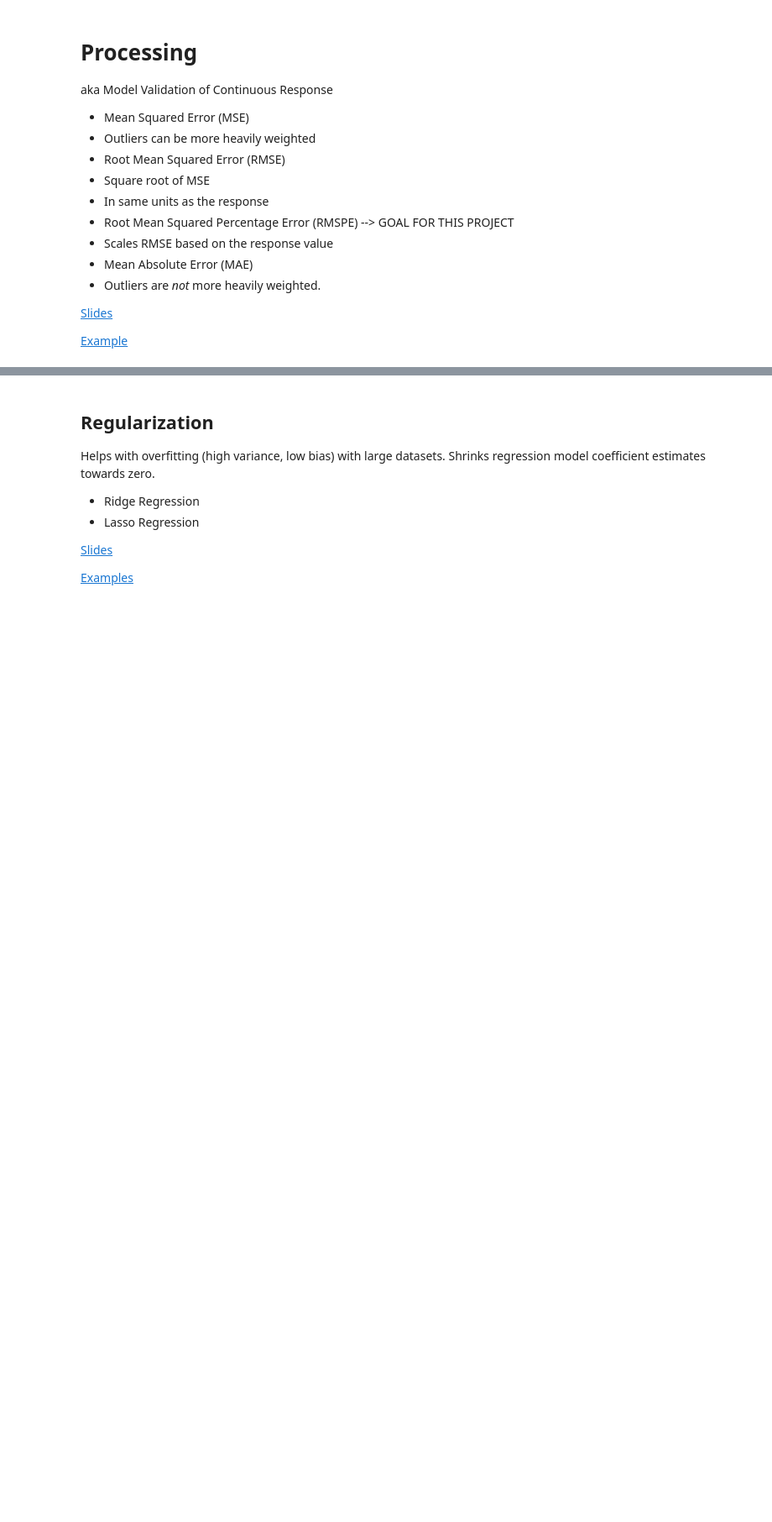
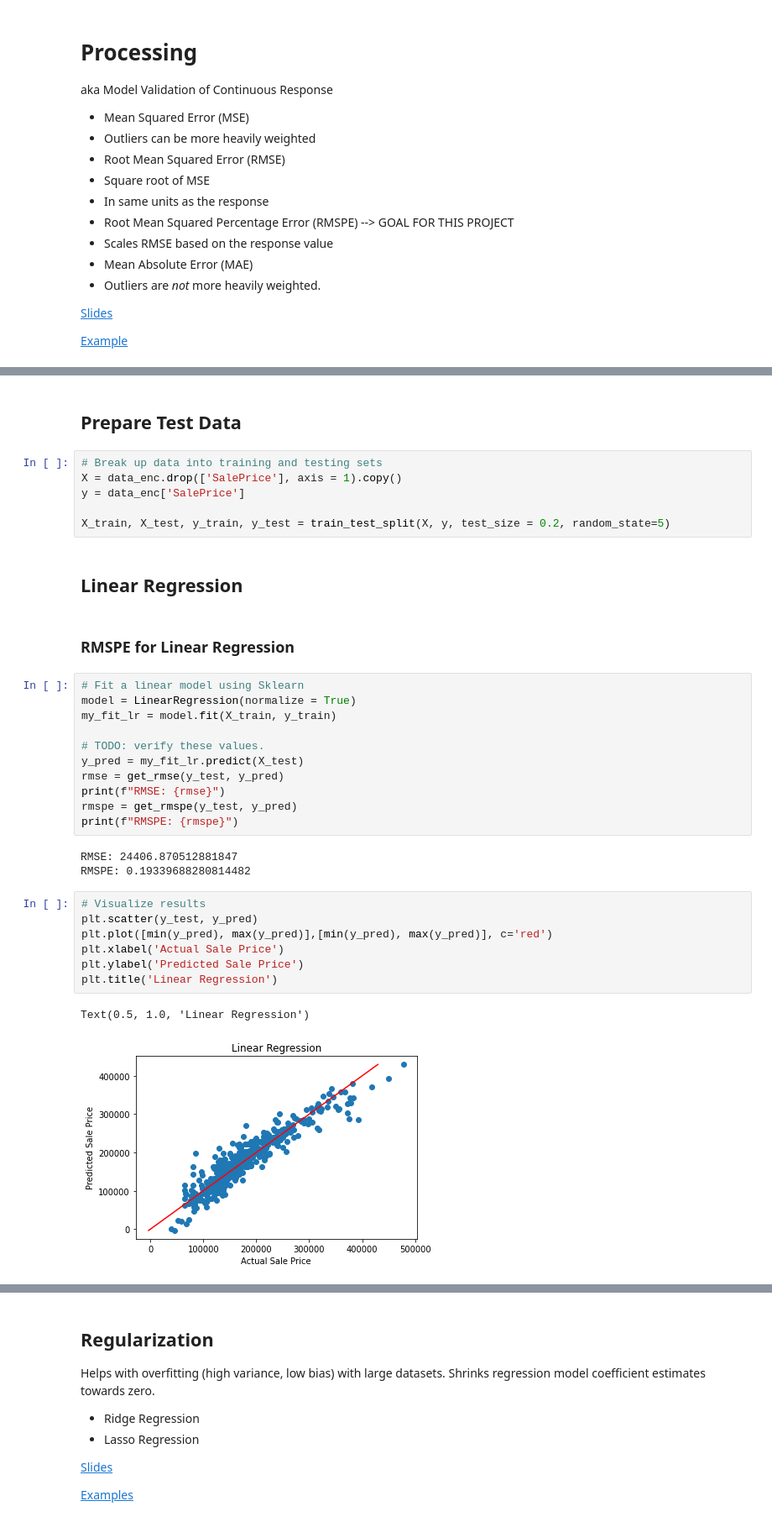
Before and after one commit to cfcastillo/DS-6-Notebooks, a Jupyter notebook: Project_2_Notebook_cfc.ipynb, the cells around one changed output, grey strips where cells are left out. Shown: that part at 84% size. Cells and saved outputs as stored; diff of their text form; blank space fills up the shorter version.

```diff
--- a/Project_2_Notebook_cfc.ipynb
+++ b/Project_2_Notebook_cfc.ipynb
@@ -446,0 +532,36 @@ aka Model Validation of Continuous Response
+# %% [markdown]
+## Prepare Test Data
+# %%
+# Break up data into training and testing sets
+X = data_enc.drop(['SalePrice'], axis = 1).copy()
+y = data_enc['SalePrice']
+
+X_train, X_test, y_train, y_test = train_test_split(X, y, test_size = 0.2, random_state=5)
+# %% [markdown]
+## Linear Regression
+# %% [markdown]
+### RMSPE for Linear Regression
+# %%
+# Fit a linear model using Sklearn
+model = LinearRegression(normalize = True)
+my_fit_lr = model.fit(X_train, y_train)
+
+# TODO: verify these values.
+y_pred = my_fit_lr.predict(X_test)
+rmse = get_rmse(y_test, y_pred)
+print(f"RMSE: {rmse}")
+rmspe = get_rmspe(y_test, y_pred)
+print(f"RMSPE: {rmspe}")
+# %% [output]
+RMSE: 24406.870512881847
+RMSPE: 0.19339688280814482
+# %%
+# Visualize results
+plt.scatter(y_test, y_pred)
+plt.plot([min(y_pred), max(y_pred)],[min(y_pred), max(y_pred)], c='red')
+plt.xlabel('Actual Sale Price')
+plt.ylabel('Predicted Sale Price')
+plt.title('Linear Regression')
+# %% [output]
+Text(0.5, 1.0, 'Linear Regression')
+[figure, added]
```
Also changed, not shown: parts of 71 cells of this notebook.
